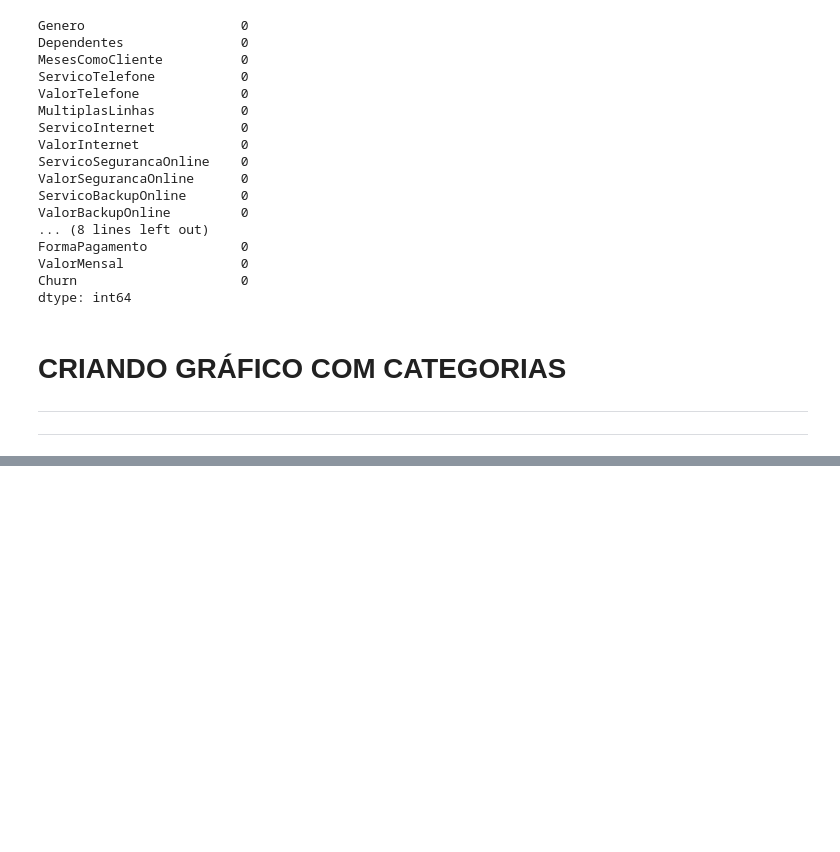
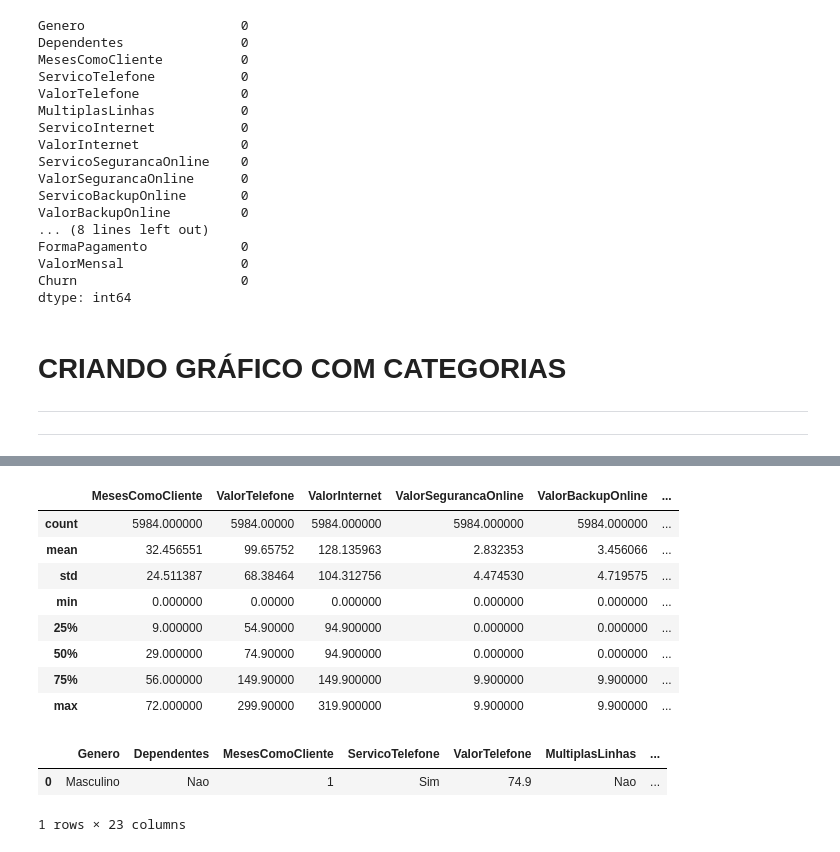
Before and after one commit to mauricionoronha/MLChurn, a Jupyter notebook: Classificação_CHURN.ipynb, the cells around one changed output, grey strips where cells are left out. Drawn from its saved outputs; the diff is of its cells as text; code cells hidden in the pictures; blank space fills up the shorter version.

```diff
--- a/Classificação_CHURN.ipynb
+++ b/Classificação_CHURN.ipynb
@@ -164,0 +155,20 @@ for coluna in dados2:
+# %%
+# resumo estatistico descritivo usando apenas as colunas com dados numéricos
+dados2.describe()
+# %% [output]
+|  | MesesComoCliente | ValorTelefone | ValorInternet | ValorSegurancaOnline | ValorBackupOnline | ... |
+| count | 5984.000000 | 5984.00000 | 5984.000000 | 5984.000000 | 5984.000000 | ... |
+| mean | 32.456551 | 99.65752 | 128.135963 | 2.832353 | 3.456066 | ... |
+| std | 24.511387 | 68.38464 | 104.312756 | 4.474530 | 4.719575 | ... |
+| min | 0.000000 | 0.00000 | 0.000000 | 0.000000 | 0.000000 | ... |
+| 25% | 9.000000 | 54.90000 | 94.900000 | 0.000000 | 0.000000 | ... |
+| 50% | 29.000000 | 74.90000 | 94.900000 | 0.000000 | 0.000000 | ... |
+| 75% | 56.000000 | 149.90000 | 149.900000 | 9.900000 | 9.900000 | ... |
+| max | 72.000000 | 299.90000 | 319.900000 | 9.900000 | 9.900000 | ... |
+# %%
+# moda dos elementos por categoria ( coluna )
+dados2.mode()
+# %% [output]
+|  | Genero | Dependentes | MesesComoCliente | ServicoTelefone | ValorTelefone | MultiplasLinhas | ... |
+| 0 | Masculino | Nao | 1 | Sim | 74.9 | Nao | ... |
+1 rows × 23 columns
```
Also changed, not shown: parts of 2 cells of this notebook.
